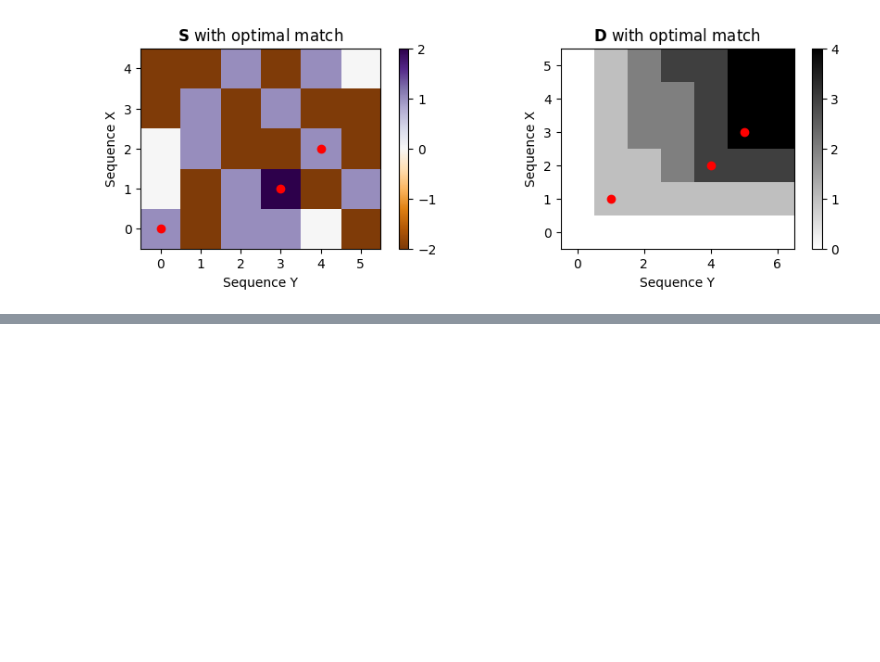
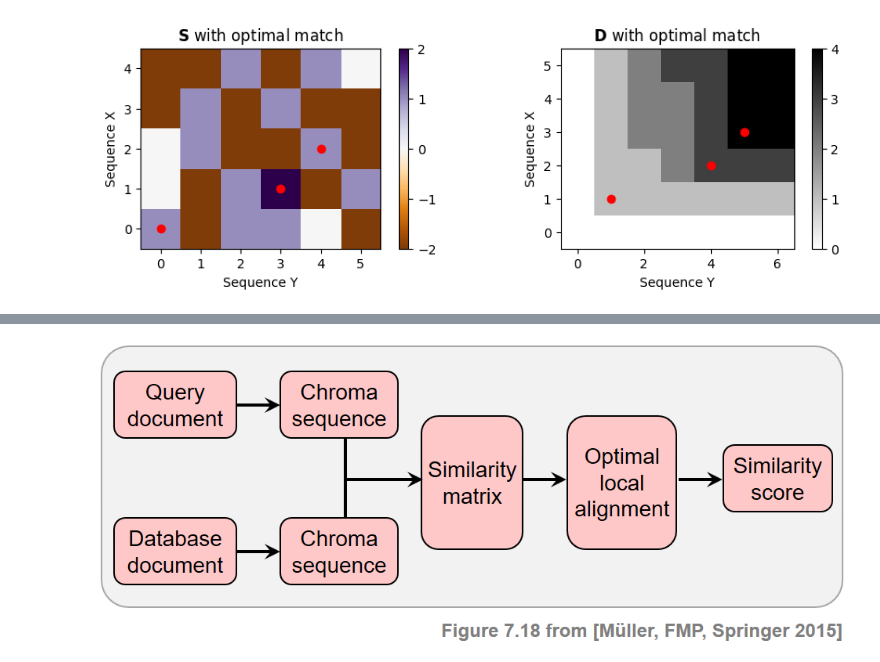
Before and after one commit to jo-cho/mir_kr, a Jupyter notebook: Notebooks/8. Content-Based Audio Retrieval/8.4.Version_Identification.ipynb, the cells around one changed output, grey strips where cells are left out. Drawn from its saved outputs; the diff is of its cells as text; code cells hidden in the pictures; blank space fills up the shorter version.

```diff
--- a/Notebooks/8. Content-Based Audio Retrieval/8.4.Version_Identification.ipynb
+++ b/Notebooks/8. Content-Based Audio Retrieval/8.4.Version_Identification.ipynb
@@ -387,0 +361,4 @@ plt.tight_layout()
+# %%
+Image(path_img+"FMP_C7_F18.png", width="600px")
+# %% [output]
+[figure, added]
```
Also changed, not shown: parts of 24 cells of this notebook.
